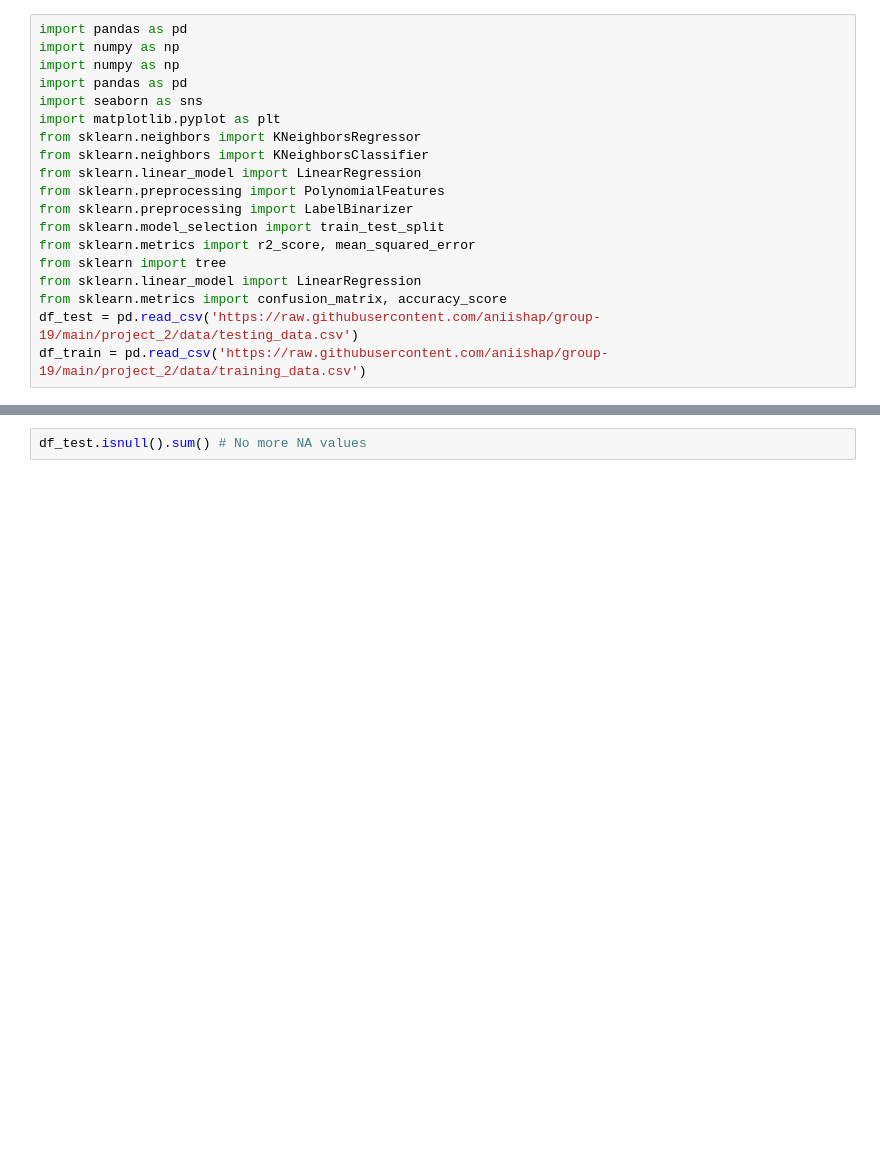
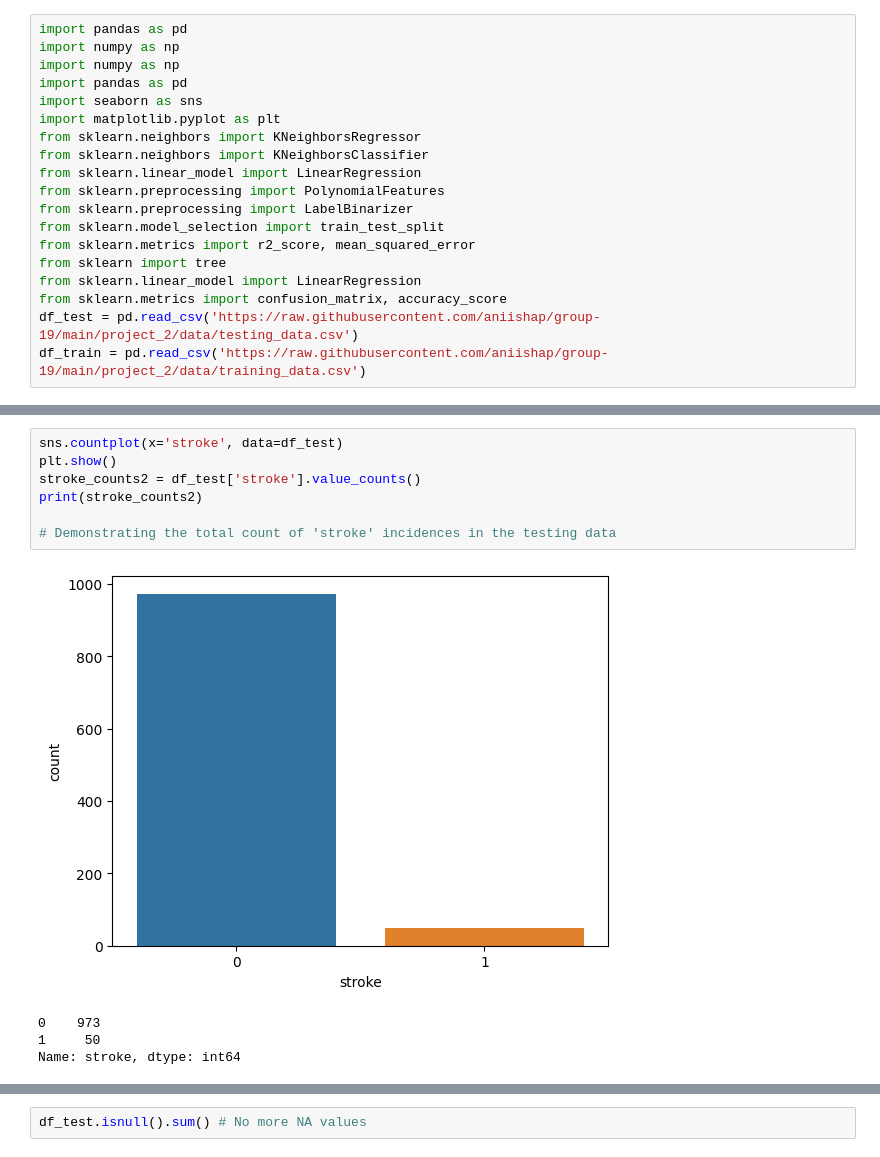
Before and after one commit to manaswinit26/group19, a Jupyter notebook: project_2/Project2.ipynb, the cells around one changed output, grey strips where cells are left out. Saved outputs shown, nothing was run; the diff lists cells and outputs as text; blank space fills up the shorter version.

```diff
--- a/project_2/Project2.ipynb
+++ b/project_2/Project2.ipynb
@@ -31,4 +33,16 @@ print(stroke_counts)
 0    3888
 1     199
 Name: stroke, dtype: int64
+# %%
+sns.countplot(x='stroke', data=df_test)
+plt.show()
+stroke_counts2 = df_test['stroke'].value_counts()
+print(stroke_counts2)
+
+# Demonstrating the total count of 'stroke' incidences in the testing data
+# %% [output]
+[figure, added]
+0    973
+1     50
+Name: stroke, dtype: int64
 # %%
```
Also changed, not shown: parts of 6 cells of this notebook.
